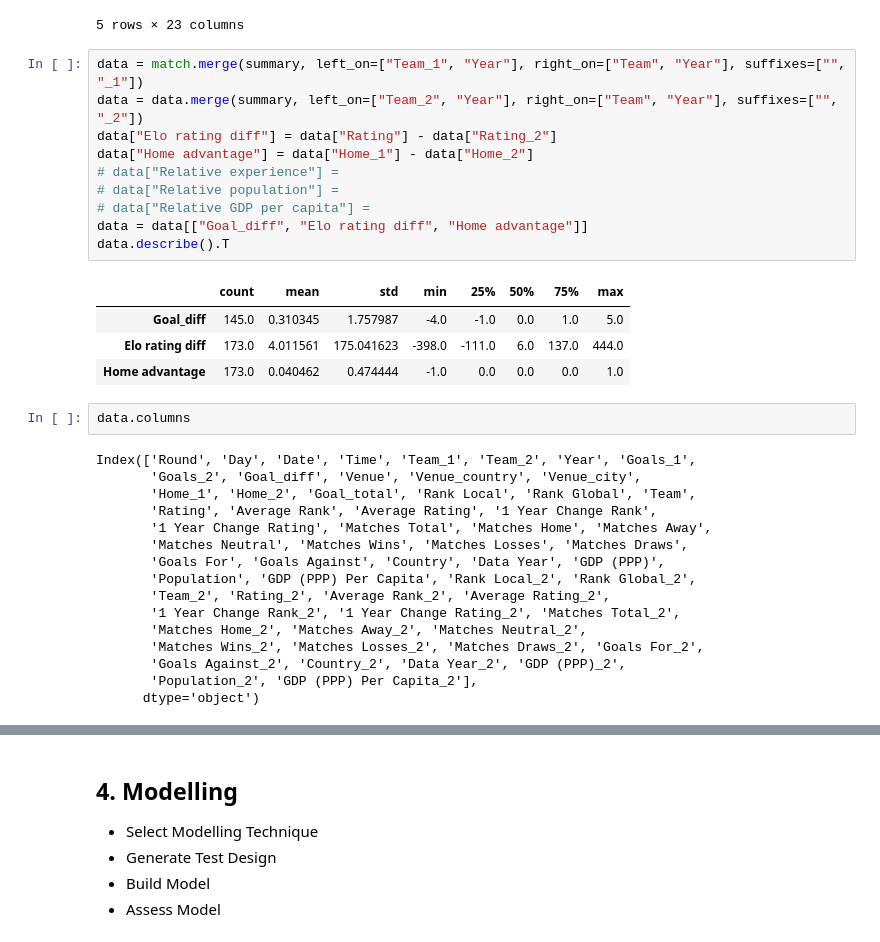
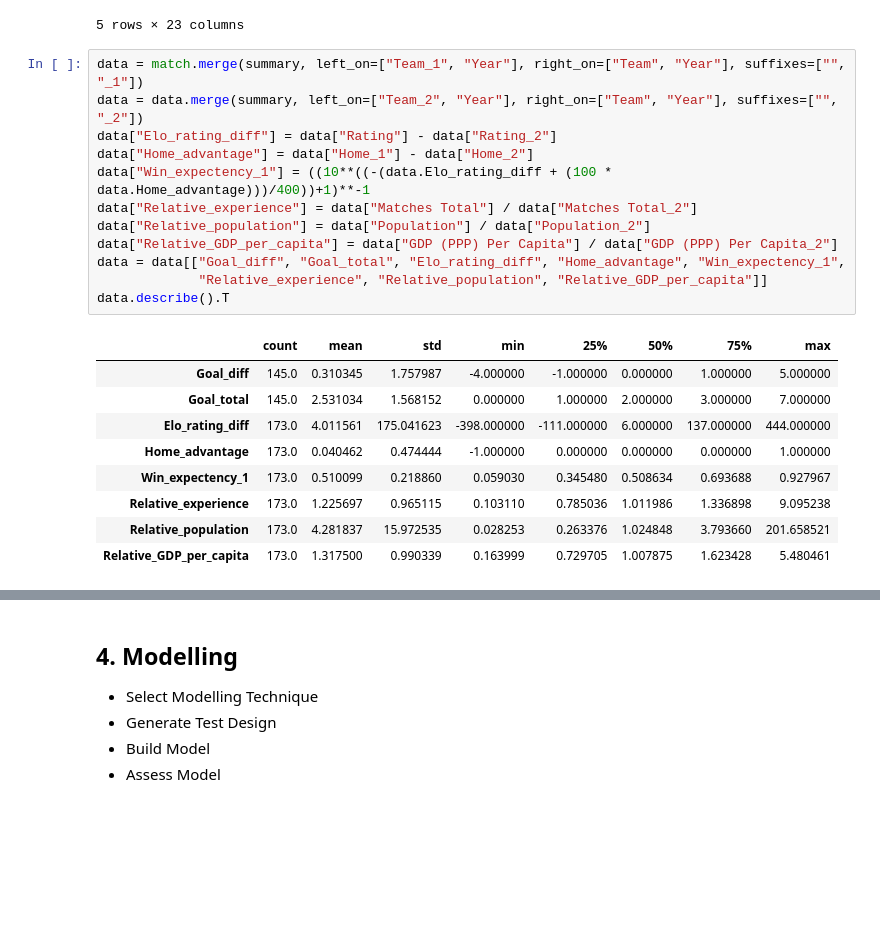
Before and after one commit to deacona/the-ball-is-round, a Jupyter notebook: notebooks/intl_02_euro_2020.ipynb, the cells around one changed output, grey strips where cells are left out. Drawn from its saved outputs; the diff is of its cells as text; blank space fills up the shorter version.

```diff
--- a/notebooks/intl_02_euro_2020.ipynb
+++ b/notebooks/intl_02_euro_2020.ipynb
@@ -353,33 +355,22 @@ summary.head()
 # %%
 data = match.merge(summary, left_on=["Team_1", "Year"], right_on=["Team", "Year"], suffixes=["", "_1"])
 data = data.merge(summary, left_on=["Team_2", "Year"], right_on=["Team", "Year"], suffixes=["", "_2"])
-data["Elo rating diff"] = data["Rating"] - data["Rating_2"]
-data["Home advantage"] = data["Home_1"] - data["Home_2"]
-# data["Relative experience"] =
-# data["Relative population"] =
-# data["Relative GDP per capita"] =
-data = data[["Goal_diff", "Elo rating diff", "Home advantage"]]
+data["Elo_rating_diff"] = data["Rating"] - data["Rating_2"]
+data["Home_advantage"] = data["Home_1"] - data["Home_2"]
+data["Win_expectency_1"] = ((10**((-(data.Elo_rating_diff + (100 * data.Home_advantage)))/400))+1)**-1
+data["Relative_experience"] = data["Matches Total"] / data["Matches Total_2"]
+data["Relative_population"] = data["Population"] / data["Population_2"]
+data["Relative_GDP_per_capita"] = data["GDP (PPP) Per Capita"] / data["GDP (PPP) Per Capita_2"]
+data = data[["Goal_diff", "Goal_total", "Elo_rating_diff", "Home_advantage", "Win_expectency_1",
+             "Relative_experience", "Relative_population", "Relative_GDP_per_capita"]]
 data.describe().T
 # %% [output]
 |  | count | mean | std | min | 25% | 50% | 75% | max |
-| Goal_diff | 145.0 | 0.310345 | 1.757987 | -4.0 | -1.0 | 0.0 | 1.0 | 5.0 |
-| Elo rating diff | 173.0 | 4.011561 | 175.041623 | -398.0 | -111.0 | 6.0 | 137.0 | 444.0 |
-| Home advantage | 173.0 | 0.040462 | 0.474444 | -1.0 | 0.0 | 0.0 | 0.0 | 1.0 |
+| Goal_diff | 145.0 | 0.310345 | 1.757987 | -4.000000 | -1.000000 | 0.000000 | 1.000000 | 5.000000 |
+| Goal_total | 145.0 | 2.531034 | 1.568152 | 0.000000 | 1.000000 | 2.000000 | 3.000000 | 7.000000 |
+| Elo_rating_diff | 173.0 | 4.011561 | 175.041623 | -398.000000 | -111.000000 | 6.000000 | 137.000000 | 444.000000 |
+| Home_advantage | 173.0 | 0.040462 | 0.474444 | -1.000000 | 0.000000 | 0.000000 | 0.000000 | 1.000000 |
+| Win_expectency_1 | 173.0 | 0.510099 | 0.218860 | 0.059030 | 0.345480 | 0.508634 | 0.693688 | 0.927967 |
+| Relative_experience | 173.0 | 1.225697 | 0.965115 | 0.103110 | 0.785036 | 1.011986 | 1.336898 | 9.095238 |
+| Relative_population | 173.0 | 4.281837 | 15.972535 | 0.028253 | 0.263376 | 1.024848 | 3.793660 | 201.658521 |
+| Relative_GDP_per_capita | 173.0 | 1.317500 | 0.990339 | 0.163999 | 0.729705 | 1.007875 | 1.623428 | 5.480461 |
-# %%
-data.columns
-# %% [output]
-Index(['Round', 'Day', 'Date', 'Time', 'Team_1', 'Team_2', 'Year', 'Goals_1',
-       'Goals_2', 'Goal_diff', 'Venue', 'Venue_country', 'Venue_city',
-       'Home_1', 'Home_2', 'Goal_total', 'Rank Local', 'Rank Global', 'Team',
-       'Rating', 'Average Rank', 'Average Rating', '1 Year Change Rank',
-       '1 Year Change Rating', 'Matches Total', 'Matches Home', 'Matches Away',
-       'Matches Neutral', 'Matches Wins', 'Matches Losses', 'Matches Draws',
-       'Goals For', 'Goals Against', 'Country', 'Data Year', 'GDP (PPP)',
-       'Population', 'GDP (PPP) Per Capita', 'Rank Local_2', 'Rank Global_2',
-       'Team_2', 'Rating_2', 'Average Rank_2', 'Average Rating_2',
-       '1 Year Change Rank_2', '1 Year Change Rating_2', 'Matches Total_2',
-       'Matches Home_2', 'Matches Away_2', 'Matches Neutral_2',
-       'Matches Wins_2', 'Matches Losses_2', 'Matches Draws_2', 'Goals For_2',
-       'Goals Against_2', 'Country_2', 'Data Year_2', 'GDP (PPP)_2',
-       'Population_2', 'GDP (PPP) Per Capita_2'],
-      dtype='object')
```
Also changed, not shown: parts of 16 cells of this notebook.
